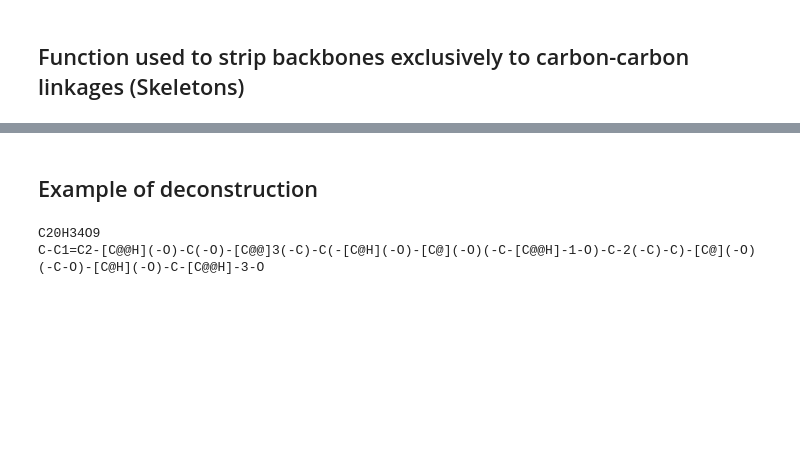
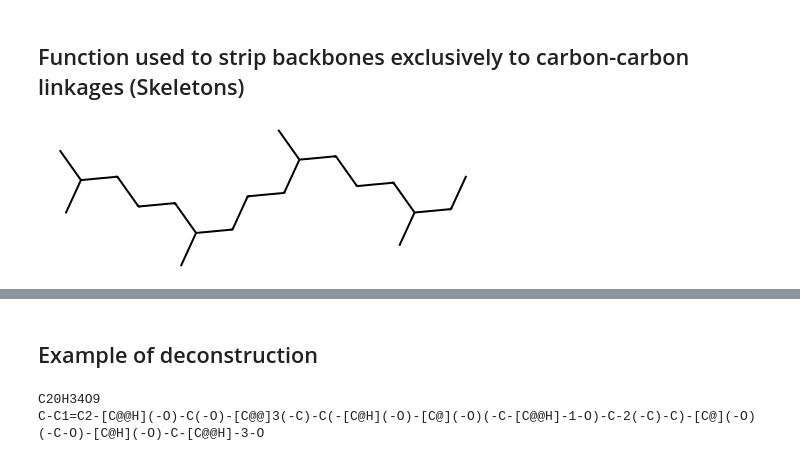
Before and after one commit to DavisMathieu/Deconstruction_Pipeline, a Jupyter notebook: Supp_Code.1.Terpenoid_Deconstruction.ipynb, the cells around one changed output, grey strips where cells are left out. Drawn from its saved outputs; the diff is of its cells as text; code cells hidden in the pictures; blank space fills up the shorter version.

```diff
--- a/Supp_Code.1.Terpenoid_Deconstruction.ipynb
+++ b/Supp_Code.1.Terpenoid_Deconstruction.ipynb
@@ -1213,31 +1277,47 @@ break_O = AllChem.ReactionFromSmarts("[#6:1]@[#8:2]>>[#6:1].[#8:2]")
 def backbone_flattener(i):
     i = re.sub("c","C",i)
     i = re.sub("o","O",i)
     i = re.sub("H\d+", "",i)
     i = re.sub("H", "",i )
     i = re.sub("\(\)","", i)
     i = re.sub("\[13C","[C",i)
     i = Chem.MolFromSmiles(str(i))
     oxygen_ring = i.GetSubstructMatches(Chem.MolFromSmarts("[#6:1]@[#8:2]@[#6:3]"))
     while(len(oxygen_ring)>0):
         i = break_O.RunReactants((i,))[0][0]
         i = Chem.MolFromSmiles(Chem.MolToSmiles(i))
         oxygen_ring = i.GetSubstructMatches(Chem.MolFromSmarts("[#6:1]@[#8:2]@[#6:3]"))
     i = Chem.MolToSmiles(i)
+    #ALTERNATIVE SIDE-CHAINS
+    #Halogens
+    i = re.sub("Br","",i)
+    i = re.sub("I","",i)
+    i = re.sub("Cl","",i)
+    i = re.sub("F","",i)
+    #Boron
+    i = re.sub("B","",i)
+    #Sulfur
+    i = re.sub("S","",i)
+    #Phosphorous
+    i = re.sub("P","",i)
+
     i = re.sub("\+","",i)
     i = re.sub("\=","", i)
     i = re.sub("\#","",i)
+    i = re.sub("~","",i)
     i = re.sub("\(O\)","",i)
     i = re.sub("O","",i)
     i = re.sub("\\\\","", i)
     i = re.sub("/", "",i)
     i = re.sub("CO\)","C)", i)
     i = re.sub("\@","",i)
     i = re.sub("H", "",i )
     i = re.sub("\[", "",i )
     i = re.sub("\]", "", i)
-    i = re.sub("P","",i)
     i = re.sub("\(\)","", i)
     i = re.sub("\-","",i)
     i = Chem.MolToSmiles(Chem.MolFromSmiles(i))
     return(i)
+Chem.MolFromSmiles(backbone_flattener(Chem.MolToSmiles(formula)))
+# %% [output]
+[figure, added]
```
Also changed, not shown: parts of 31 cells of this notebook.
